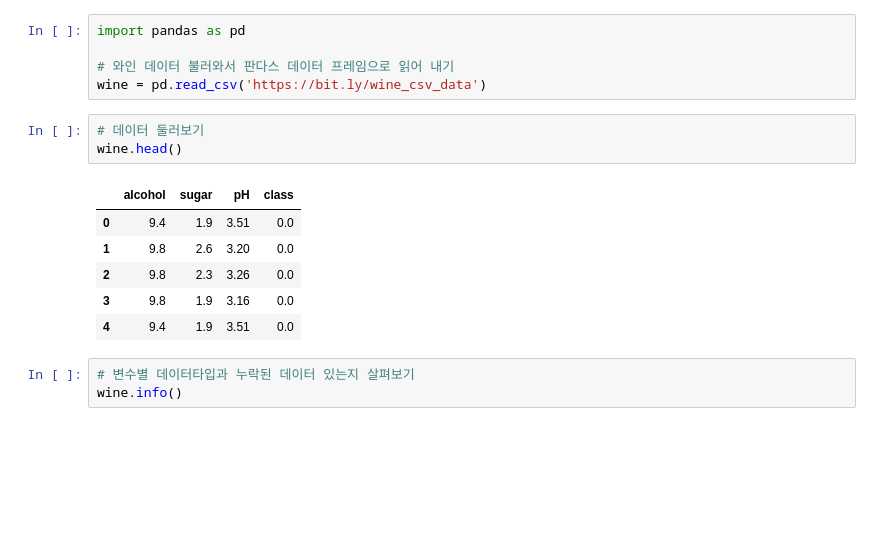
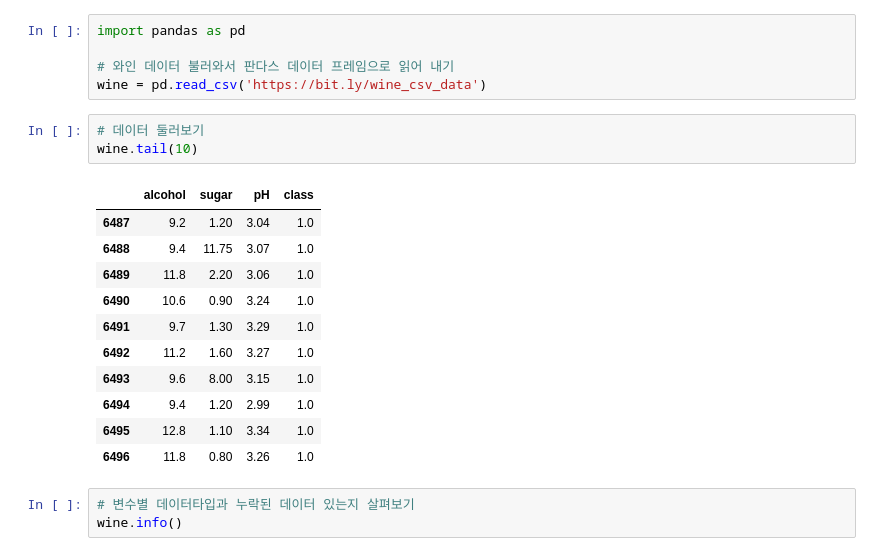
Before and after one commit to SophieShin/MachineLearning, a Jupyter notebook: Decision_Tree_and_Logistic_Regression.ipynb, the cells around one changed output. Cells and saved outputs as stored; diff of their text form; blank space fills up the shorter version.

```diff
--- a/Decision_Tree_and_Logistic_Regression.ipynb
+++ b/Decision_Tree_and_Logistic_Regression.ipynb
@@ -11,14 +11,19 @@ import pandas as pd
 wine = pd.read_csv('https://bit.ly/wine_csv_data')
 # %%
 # 데이터 둘러보기
-wine.head()
+wine.tail(10)
 # %% [output]
 |  | alcohol | sugar | pH | class |
-| 0 | 9.4 | 1.9 | 3.51 | 0.0 |
-| 1 | 9.8 | 2.6 | 3.20 | 0.0 |
-| 2 | 9.8 | 2.3 | 3.26 | 0.0 |
-| 3 | 9.8 | 1.9 | 3.16 | 0.0 |
-| 4 | 9.4 | 1.9 | 3.51 | 0.0 |
+| 6487 | 9.2 | 1.20 | 3.04 | 1.0 |
+| 6488 | 9.4 | 11.75 | 3.07 | 1.0 |
+| 6489 | 11.8 | 2.20 | 3.06 | 1.0 |
+| 6490 | 10.6 | 0.90 | 3.24 | 1.0 |
+| 6491 | 9.7 | 1.30 | 3.29 | 1.0 |
+| 6492 | 11.2 | 1.60 | 3.27 | 1.0 |
+| 6493 | 9.6 | 8.00 | 3.15 | 1.0 |
+| 6494 | 9.4 | 1.20 | 2.99 | 1.0 |
+| 6495 | 12.8 | 1.10 | 3.34 | 1.0 |
+| 6496 | 11.8 | 0.80 | 3.26 | 1.0 |
 # %%
 # 변수별 데이터타입과 누락된 데이터 있는지 살펴보기
 wine.info()
```
Also changed, not shown: parts of 1 cell of this notebook.
